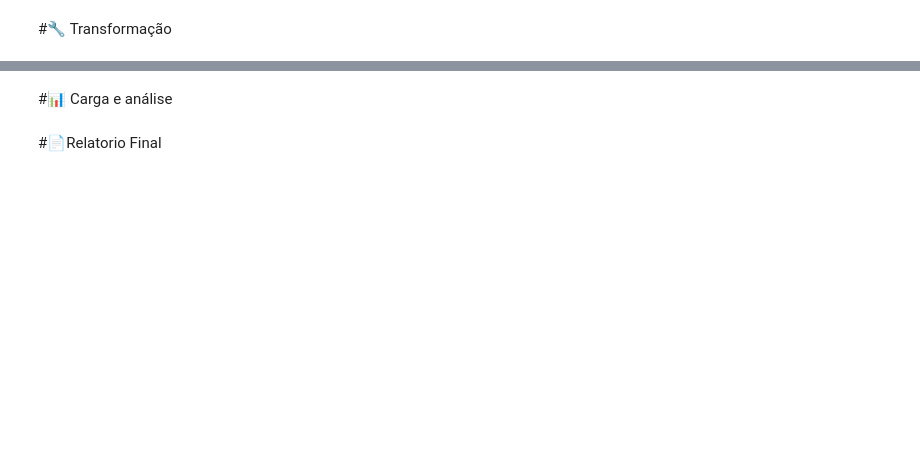
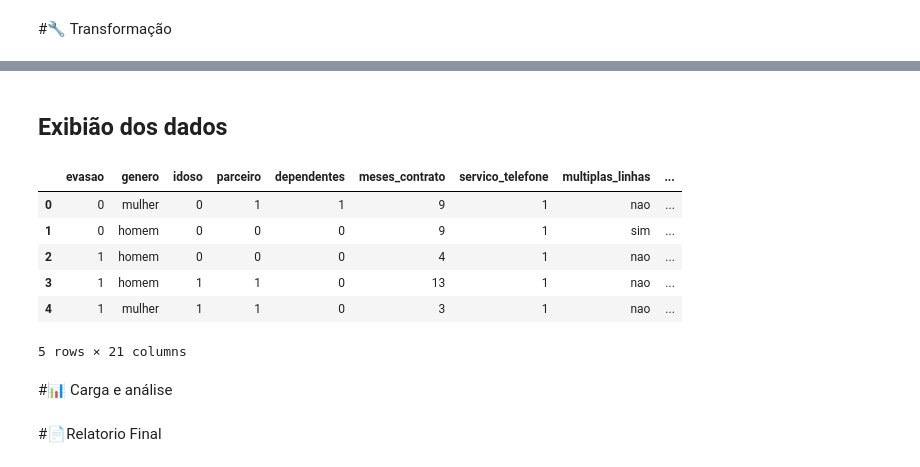
Before and after one commit to LucasEstevesCosta/challenge-telecom_x-analise_evasao_clientes, a Jupyter notebook: challenge-telecom_x.ipynb, the cells around one changed output, grey strips where cells are left out. Drawn from its saved outputs; the diff is of its cells as text; code cells hidden in the pictures; blank space fills up the shorter version.

```diff
--- a/challenge-telecom_x.ipynb
+++ b/challenge-telecom_x.ipynb
@@ -69,0 +154,34 @@ Número total de linhas que possuem alguma duplicata: 0
+# %%
+# TRADUZINDO TERMOS DO EN-US PARA PT-BR
+# Colunas para traduzir
+colunas_traduzir = [ 'genero', 'multiplas_linhas', 'servico_internet',
+                    'protecao_online', 'backup_online', 'protecao_dispositivo',
+                     'suporte_tecnico', 'tv_streaming', 'filmes_streaming',
+                     'tipo_contrato', 'metodo_pagamento']
+# Dicionário com as palavras para traduzir
+traducao = {'female': 'mulher', 'male': 'homem',
+            'no': 'nao',
+            'yes': 'sim',
+            'fiber optic': 'fibra otica',
+            'no phone service': 'na',
+            'no internet service': 'na',
+            'one year': 'anual',
+            'month-to-month':'cada mes',
+            'two year': 'bienal',
+            'mailed check': 'cheque correios',
+            'electronic check': 'cheque eletronico',
+            'credit card (automatic)': 'cartao credito automatico',
+            'bank transfer (automatic)': 'transferencia automatica'}
+# executando a traduçao nas colunas
+for column in df_traduzido.columns:
+  if column in colunas_traduzir:
+    df_traduzido[column] = df_traduzido[column].replace(traducao)
+# %%
+# DROPANDO A COLUNA ID
+df_clientes = df_traduzido.drop(columns='id_cliente')
+# %%
+# ARREDONDANDO A COLIUNA cobranca_mensal PARA 2 CASAS DECIMAIS
+df_clientes['cobranca_mensal'] = df_clientes['cobranca_mensal'].round(2)
+# %%
+# CRIANDO A COLUNA Contas_Diarias
+df_clientes['contas_diarias'] = (df_clientes['cobranca_mensal'] / 30).round(2)
@@ -70,3 +212,15 @@ Número total de linhas que possuem alguma duplicata: 0
+# %% [markdown]
+## Exibião dos dados
+# %%
+df_clientes.head()
+# %% [output]
+|  | evasao | genero | idoso | parceiro | dependentes | meses_contrato | servico_telefone | multiplas_linhas | ... |
+| 0 | 0 | mulher | 0 | 1 | 1 | 9 | 1 | nao | ... |
+| 1 | 0 | homem | 0 | 0 | 0 | 9 | 1 | sim | ... |
+| 2 | 1 | homem | 0 | 0 | 0 | 4 | 1 | nao | ... |
+| 3 | 1 | homem | 1 | 1 | 0 | 13 | 1 | nao | ... |
+| 4 | 1 | mulher | 1 | 1 | 0 | 3 | 1 | nao | ... |
+5 rows × 21 columns
 # %% [markdown]
 #📊 Carga e análise
 # %% [markdown]
```
Also changed, not shown: parts of 15 cells of this notebook.
